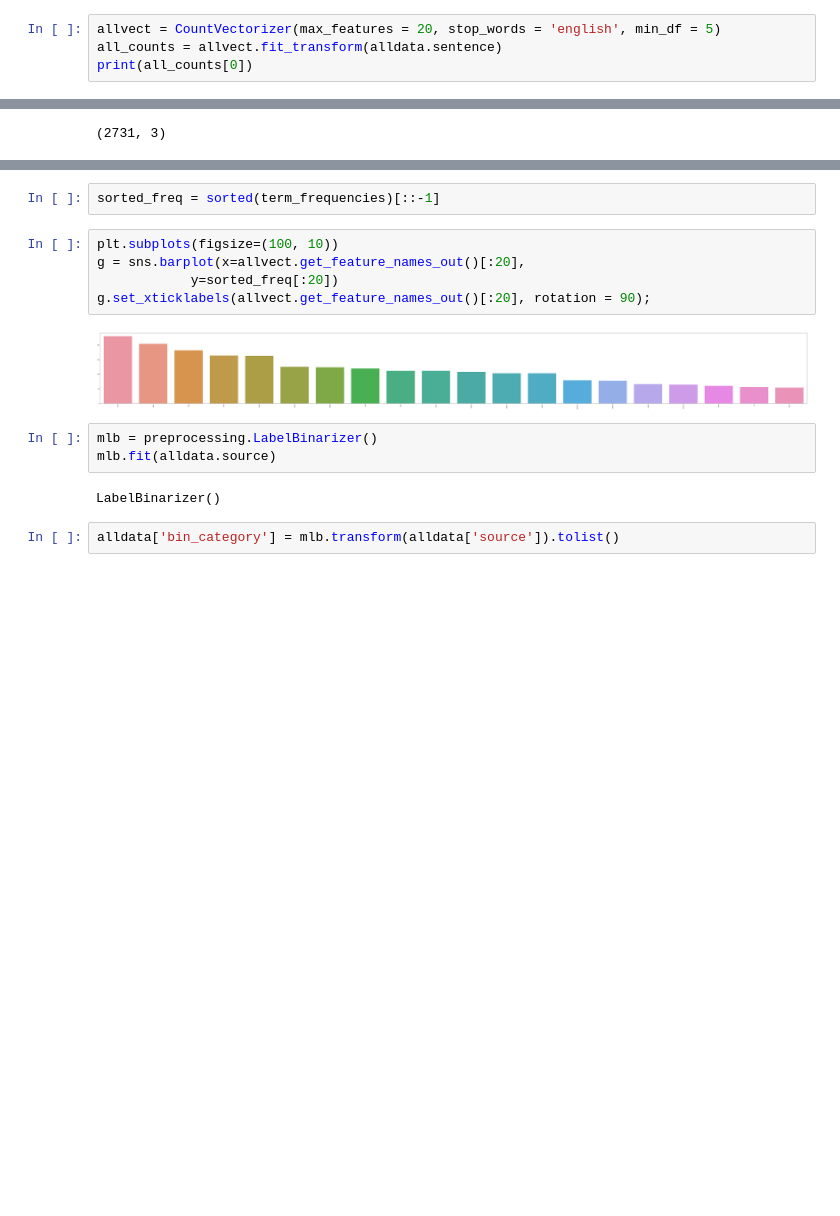
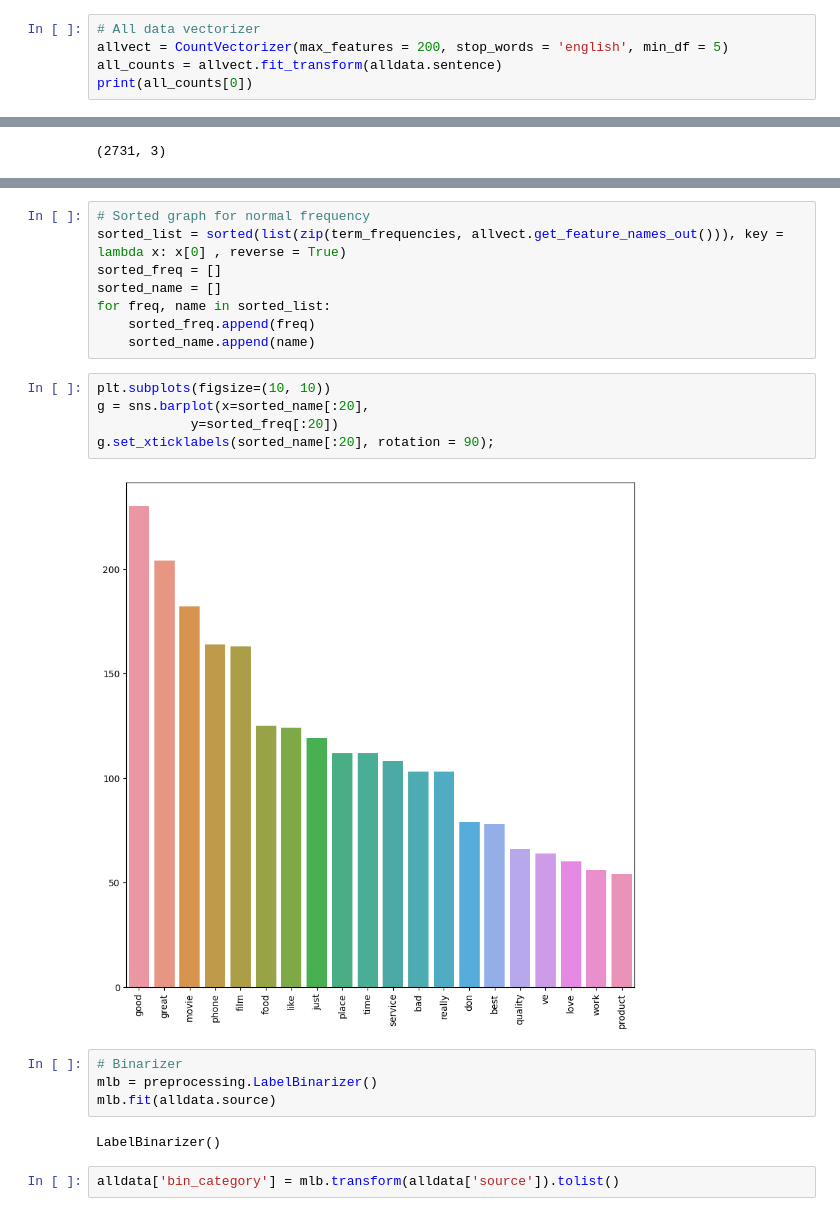
Before and after one commit to Lewisu/DM2022-Lab1-Homework, a Jupyter notebook: DM2022-Lab1-Homework.ipynb, the cells around one changed output, grey strips where cells are left out. Saved outputs shown, nothing was run; the diff lists cells and outputs as text; blank space fills up the shorter version.

```diff
--- a/DM2022-Lab1-Homework.ipynb
+++ b/DM2022-Lab1-Homework.ipynb
@@ -674,4 +685,5 @@ ax = df.plot(kind = "bar",
 # %%
-allvect = CountVectorizer(max_features = 20, stop_words = 'english', min_df = 5)
+# All data vectorizer
+allvect = CountVectorizer(max_features = 200, stop_words = 'english', min_df = 5)
 all_counts = allvect.fit_transform(alldata.sentence)
 print(all_counts[0])
@@ -829,13 +835,20 @@ g.set_xticklabels(allvect.get_feature_names_out()[:20], rotation = 90);
-# %%
-sorted_freq = sorted(term_frequencies)[::-1]
+# %%
+# Sorted graph for normal frequency
+sorted_list = sorted(list(zip(term_frequencies, allvect.get_feature_names_out())), key = lambda x: x[0] , reverse = True)
+sorted_freq = []
+sorted_name = []
+for freq, name in sorted_list:
+    sorted_freq.append(freq)
+    sorted_name.append(name)
 # %%
-plt.subplots(figsize=(100, 10))
-g = sns.barplot(x=allvect.get_feature_names_out()[:20],
+plt.subplots(figsize=(10, 10))
+g = sns.barplot(x=sorted_name[:20],
             y=sorted_freq[:20])
-g.set_xticklabels(allvect.get_feature_names_out()[:20], rotation = 90);
+g.set_xticklabels(sorted_name[:20], rotation = 90);
 # %% [output]
-[figure, old version]
+[figure, new version]
 # %%
+# Binarizer
 mlb = preprocessing.LabelBinarizer()
 mlb.fit(alldata.source)
 # %% [output]
```
Also changed, not shown: parts of 48 cells of this notebook.
